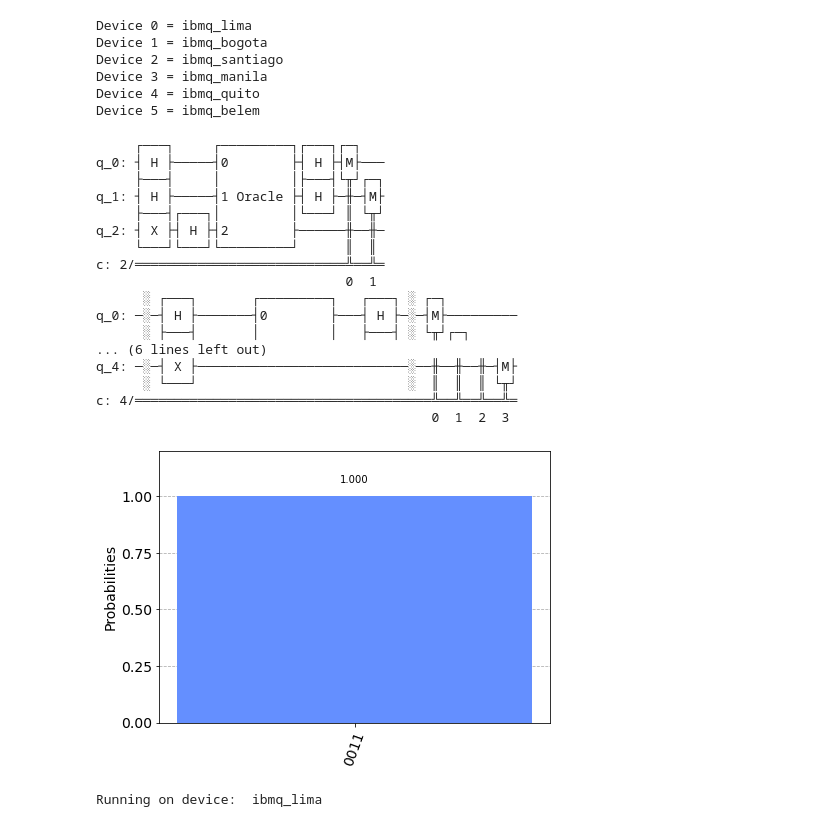
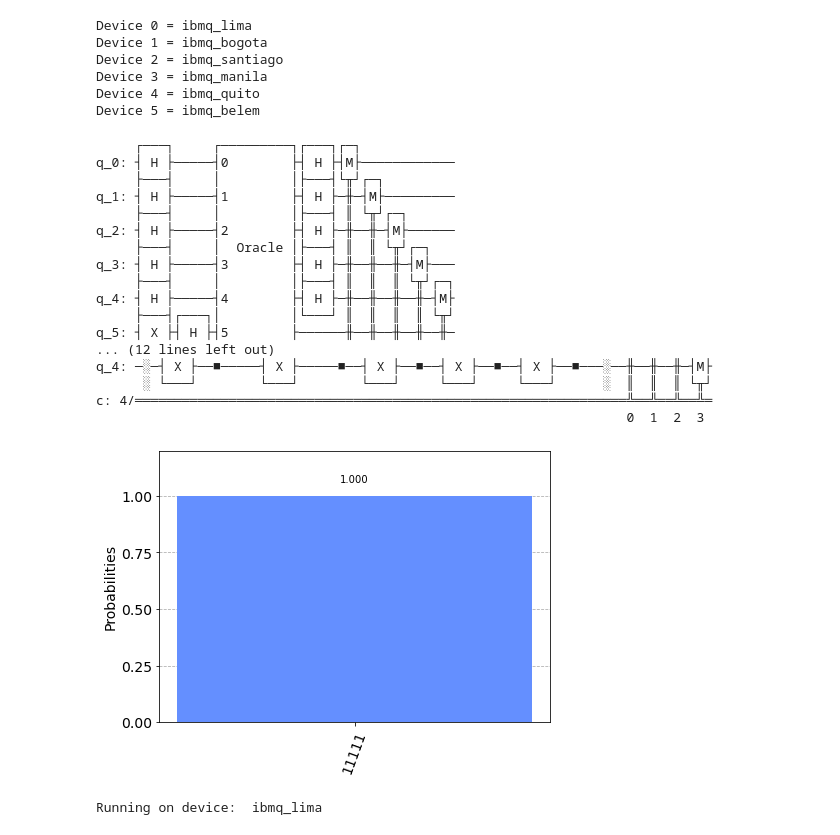
Before and after one commit to caslab-code/qc-antivirus, a Jupyter notebook: experiments/deutsch-josza/deutsch-josza-experiments.ipynb, the cells around one changed output. Saved outputs shown, nothing was run; the diff lists cells and outputs as text; code cells hidden in the pictures.

```diff
--- a/experiments/deutsch-josza/deutsch-josza-experiments.ipynb
+++ b/experiments/deutsch-josza/deutsch-josza-experiments.ipynb
@@ -147,40 +148,40 @@ def dj_mal(copies):
 
     return dj_circuit
 # %%
-n=2
+n=5
 oracle = dj_oracle("balanced",n)
 d1 = dj_algorithm(oracle, n)
-dj = dj_mal(1)
+dj = dj_mal(5)
 
 print(d1)
 print(dj)
 # %% [output]
      ┌───┐     ┌─────────┐┌───┐┌─┐
-q_0: ┤ H ├─────┤0        ├┤ H ├┤M├───
+q_0: ┤ H ├─────┤0        ├┤ H ├┤M├────────────
      ├───┤     │         │├───┤└╥┘┌─┐
-q_1: ┤ H ├─────┤1 Oracle ├┤ H ├─╫─┤M├
-     ├───┤┌───┐│         │└───┘ ║ └╥┘
-q_2: ┤ X ├┤ H ├┤2        ├──────╫──╫─
-     └───┘└───┘└─────────┘      ║  ║
-c: 2/═══════════════════════════╩══╩═
-                                0  1
-      ░ ┌───┐       ┌─────────┐   ┌───┐ ░ ┌─┐
-q_0: ─░─┤ H ├───────┤0        ├───┤ H ├─░─┤M├─────────
-      ░ ├───┤       │         │   ├───┤ ░ └╥┘┌─┐
-... (6 lines left out)
-q_4: ─░─┤ X ├───────────────────────────░──╫──╫──╫─┤M├
-      ░ └───┘                           ░  ║  ║  ║ └╥┘
-c: 4/══════════════════════════════════════╩══╩══╩══╩═
-                                           0  1  2  3
+q_1: ┤ H ├─────┤1        ├┤ H ├─╫─┤M├─────────
+     ├───┤     │         │├───┤ ║ └╥┘┌─┐
+q_2: ┤ H ├─────┤2        ├┤ H ├─╫──╫─┤M├──────
+     ├───┤     │  Oracle │├───┤ ║  ║ └╥┘┌─┐
+q_3: ┤ H ├─────┤3        ├┤ H ├─╫──╫──╫─┤M├───
+     ├───┤     │         │├───┤ ║  ║  ║ └╥┘┌─┐
+q_4: ┤ H ├─────┤4        ├┤ H ├─╫──╫──╫──╫─┤M├
+     ├───┤┌───┐│         │└───┘ ║  ║  ║  ║ └╥┘
+q_5: ┤ X ├┤ H ├┤5        ├──────╫──╫──╫──╫──╫─
+... (12 lines left out)
+q_4: ─░─┤ X ├──■─────┤ X ├─────■──┤ X ├──■──┤ X ├──■──┤ X ├──■───░──╫──╫──╫─┤M├
+      ░ └───┘        └───┘        └───┘     └───┘     └───┘      ░  ║  ║  ║ └╥┘
+c: 4/═══════════════════════════════════════════════════════════════╩══╩══╩══╩═
+                                                                    0  1  2  3
 # %%
 aer_sim = Aer.get_backend('aer_simulator')
-transpiled_circuit = transpile(dj, aer_sim)
+transpiled_circuit = transpile(d1, aer_sim)
 qobj = assemble(transpiled_circuit)
 results = aer_sim.run(qobj).result()
 counts = results.get_counts()
 plot_histogram(counts)
 # %% [output]
-[figure, old version]
+[figure, new version]
 # %%
 print("Running on device: ", device[0])
 from qiskit.tools.monitor import job_monitor
```
Also changed, not shown: parts of 2 cells of this notebook, 16 other files.
